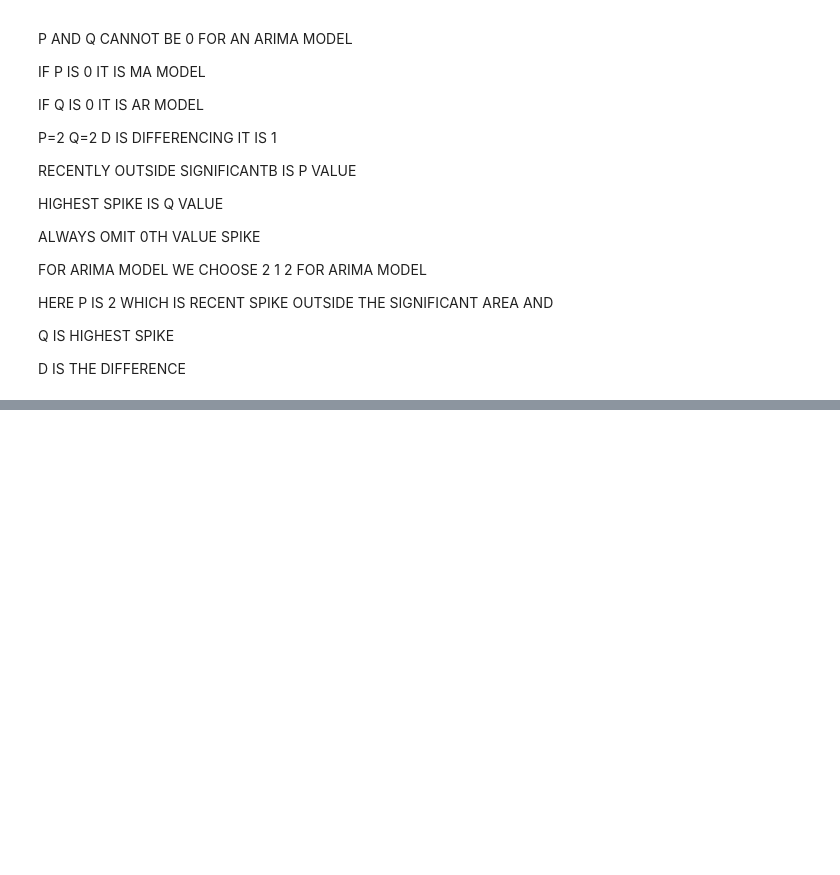
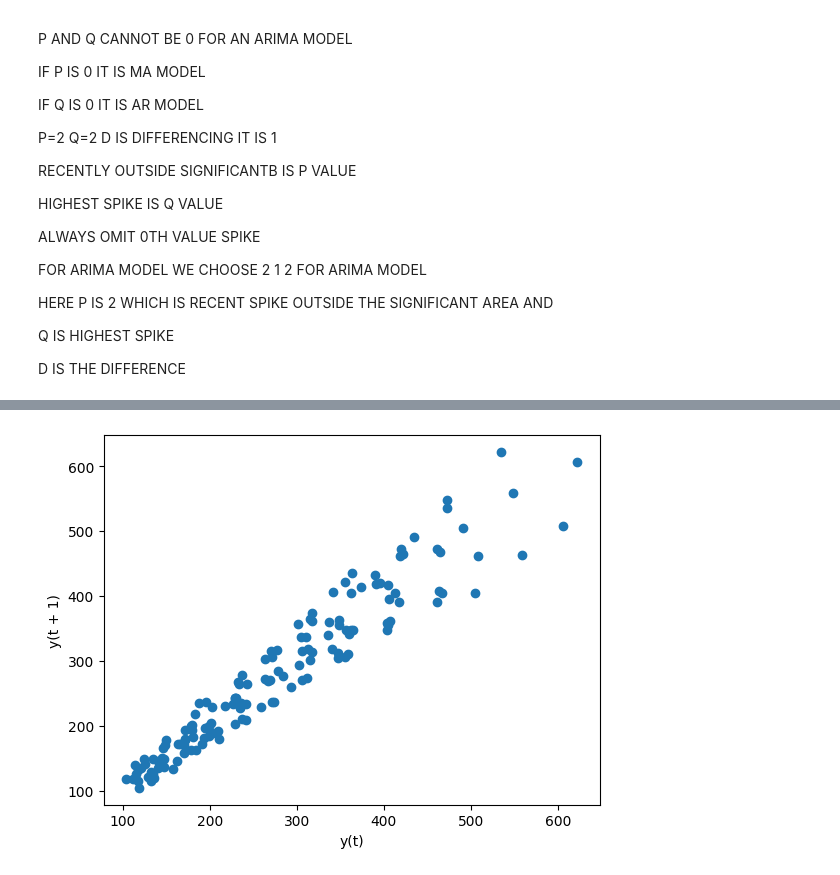
Before and after one commit to Deyonrose/ADA, a Jupyter notebook: 2348513_ADA_AIRPASSENGER.ipynb, the cells around one changed output, grey strips where cells are left out. Drawn from its saved outputs; the diff is of its cells as text; code cells hidden in the pictures; blank space fills up the shorter version.

```diff
--- a/2348513_ADA_AIRPASSENGER.ipynb
+++ b/2348513_ADA_AIRPASSENGER.ipynb
@@ -296,0 +333,8 @@ RSS of ARIMA (log value): 23.64212839699746
+# %%
+# check whether the given data set or time series is random or not
+from matplotlib import pyplot
+from pandas.plotting import lag_plot
+lag_plot(df['value'])
+pyplot.show()
+# %% [output]
+[figure, added]
```
Also changed, not shown: parts of 9 cells of this notebook.
